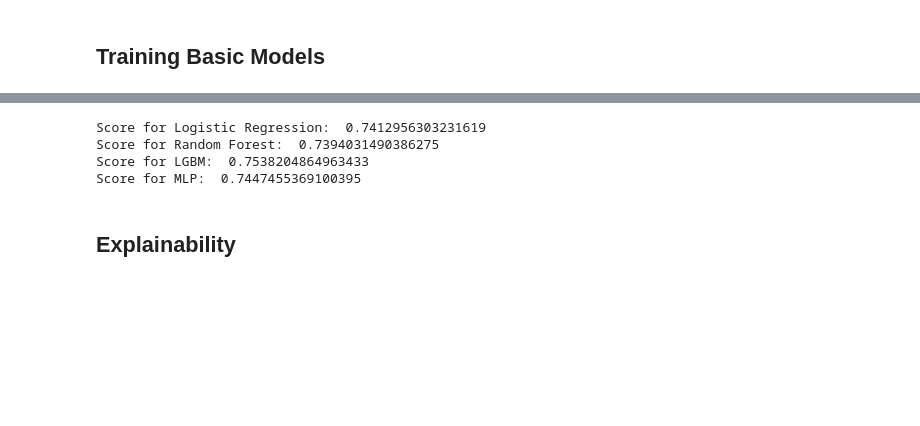
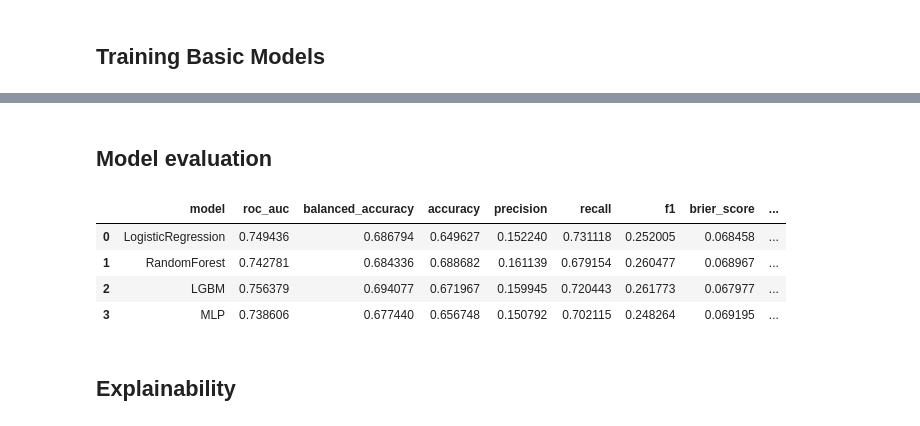
Before and after one commit to hiaac-finance/credit_pipeline, a Jupyter notebook: examples/home_credit.ipynb, the cells around one changed output, grey strips where cells are left out. Cells and saved outputs as stored; diff of their text form; code cells hidden in the pictures; blank space fills up the shorter version.

```diff
--- a/examples/home_credit.ipynb
+++ b/examples/home_credit.ipynb
@@ -181,13 +211,10 @@ Score for MLP:  0.7447455369100395
-# %%
-print("Score for Logistic Regression: ", study_logistic.best_value)
-print("Score for Random Forest: ", study_rf.best_value)
-print("Score for LGBM: ", study_lgbm.best_value)
-print("Score for MLP: ", study_mlp.best_value)
-# %% [output]
-Score for Logistic Regression:  0.7412956303231619
-Score for Random Forest:  0.7394031490386275
-Score for LGBM:  0.7538204864963433
-Score for MLP:  0.7447455369100395
+# %% [markdown]
+## Model evaluation
+# %%
+model_logistic = joblib.load("models/model_logistic.joblib")
+model_rf = joblib.load("models/model_rf.joblib")
+model_lgbm = joblib.load("models/model_lgbm.joblib")
+model_mlp = joblib.load("models/model_mlp.joblib")
 # %%
 def get_opt_pred(y_true, y_score):
     fpr, tpr, thresholds = roc_curve(y_true, y_score)
@@ -233,6 +260,37 @@ def get_fairness_metrics(y_true, y_score, sensitive_attr):
         "geometric_mean_accuracy" : gma,
     }
     return metrics_dict
+# %%
+sensitive = X_test.CODE_GENDER == "F"
+
+results = []
+metrics_dict = {"model" : "LogisticRegression"}
+metrics_dict.update(get_metrics(y_test, model_logistic.predict_proba(X_test)[:, 1]))
+metrics_dict.update(get_fairness_metrics(y_test, model_logistic.predict_proba(X_test)[:, 1], sensitive))
+results.append(metrics_dict)
+
+metrics_dict = {"model" : "RandomForest"}
+metrics_dict.update(get_metrics(y_test, model_rf.predict_proba(X_test)[:, 1]))
+metrics_dict.update(get_fairness_metrics(y_test, model_rf.predict_proba(X_test)[:, 1], sensitive))
+results.append(metrics_dict)
+
+metrics_dict = {"model" : "LGBM"}
+metrics_dict.update(get_metrics(y_test, model_lgbm.predict_proba(X_test)[:, 1]))
+metrics_dict.update(get_fairness_metrics(y_test, model_lgbm.predict_proba(X_test)[:, 1], sensitive))
+results.append(metrics_dict)
+
+metrics_dict = {"model" : "MLP"}
+metrics_dict.update(get_metrics(y_test, model_mlp.predict_proba(X_test)[:, 1]))
+metrics_dict.update(get_fairness_metrics(y_test, model_mlp.predict_proba(X_test)[:, 1], sensitive))
+results.append(metrics_dict)
+
+pd.DataFrame(results)
+# %% [output]
+|  | model | roc_auc | balanced_accuracy | accuracy | precision | recall | f1 | brier_score | ... |
+| 0 | LogisticRegression | 0.749436 | 0.686794 | 0.649627 | 0.152240 | 0.731118 | 0.252005 | 0.068458 | ... |
+| 1 | RandomForest | 0.742781 | 0.684336 | 0.688682 | 0.161139 | 0.679154 | 0.260477 | 0.068967 | ... |
+| 2 | LGBM | 0.756379 | 0.694077 | 0.671967 | 0.159945 | 0.720443 | 0.261773 | 0.067977 | ... |
+| 3 | MLP | 0.738606 | 0.677440 | 0.656748 | 0.150792 | 0.702115 | 0.248264 | 0.069195 | ... |
 # %% [markdown]
 ## Explainability
 # %% [markdown]
```
Also changed, not shown: parts of 10 cells of this notebook.
